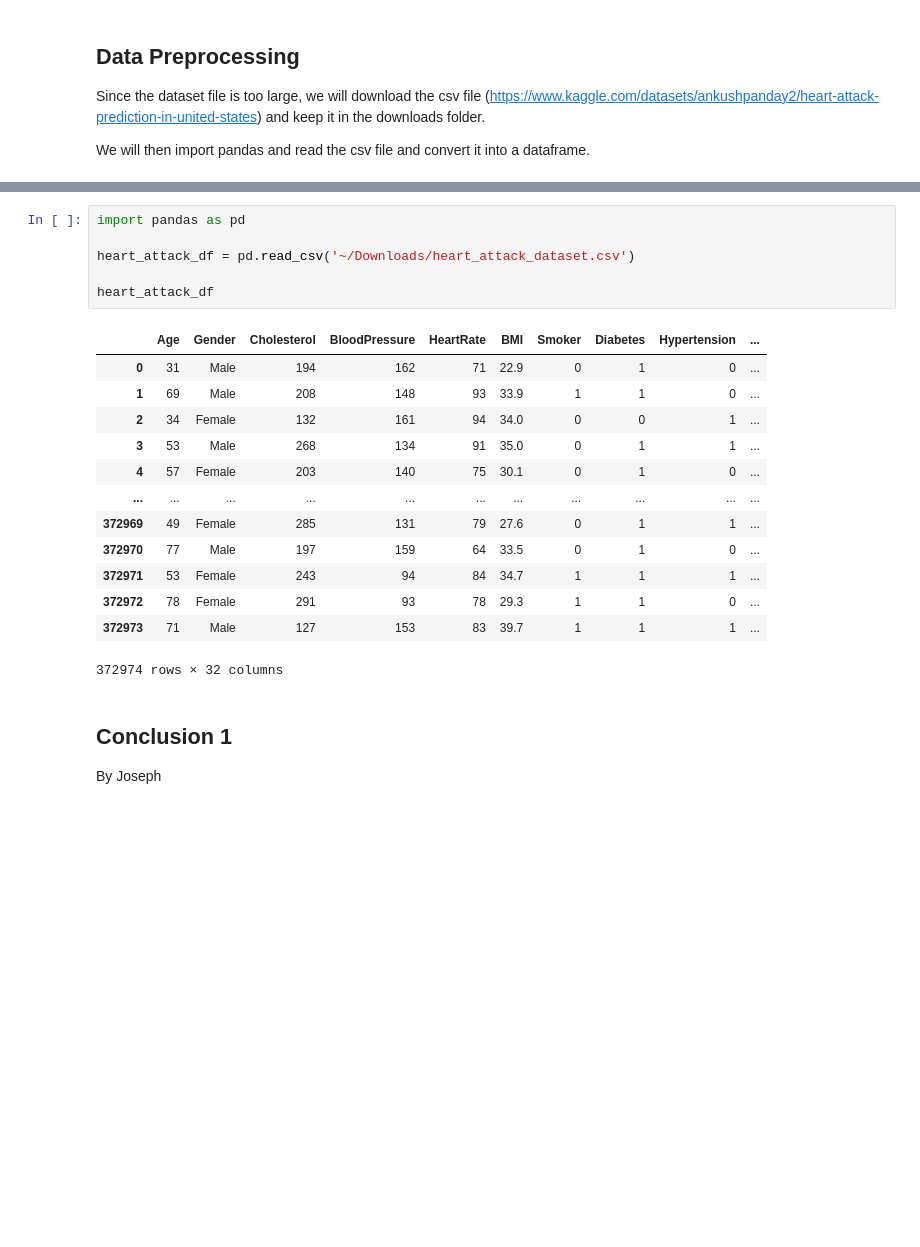
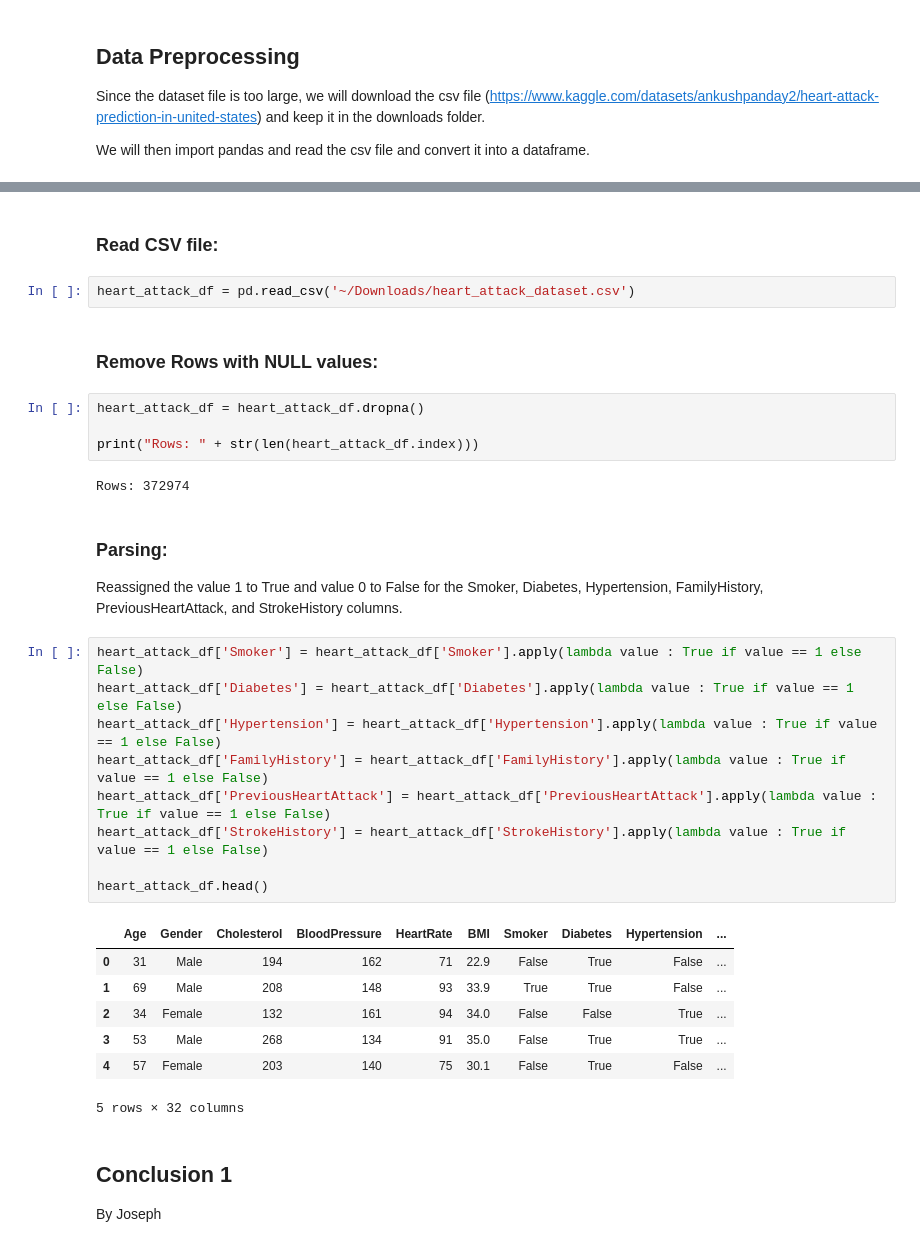
Before and after one commit to kchen3490/cmsc320-final, a Jupyter notebook: notebook.ipynb, the cells around one changed output, grey strips where cells are left out. Drawn from its saved outputs; the diff is of its cells as text; blank space fills up the shorter version.

```diff
--- a/notebook.ipynb
+++ b/notebook.ipynb
@@ -10,23 +16,36 @@ We will then import pandas and read the csv file and convert it into a dataframe
+# %% [markdown]
+### Read CSV file:
 # %%
-import pandas as pd
-
 heart_attack_df = pd.read_csv('~/Downloads/heart_attack_dataset.csv')
-
-heart_attack_df
-# %% [output]
-|  | Age | Gender | Cholesterol | BloodPressure | HeartRate | BMI | Smoker | Diabetes | Hypertension | ... |
-| 0 | 31 | Male | 194 | 162 | 71 | 22.9 | 0 | 1 | 0 | ... |
-| 1 | 69 | Male | 208 | 148 | 93 | 33.9 | 1 | 1 | 0 | ... |
-| 2 | 34 | Female | 132 | 161 | 94 | 34.0 | 0 | 0 | 1 | ... |
-| 3 | 53 | Male | 268 | 134 | 91 | 35.0 | 0 | 1 | 1 | ... |
-| 4 | 57 | Female | 203 | 140 | 75 | 30.1 | 0 | 1 | 0 | ... |
-| ... | ... | ... | ... | ... | ... | ... | ... | ... | ... | ... |
-| 372969 | 49 | Female | 285 | 131 | 79 | 27.6 | 0 | 1 | 1 | ... |
-| 372970 | 77 | Male | 197 | 159 | 64 | 33.5 | 0 | 1 | 0 | ... |
-| 372971 | 53 | Female | 243 | 94 | 84 | 34.7 | 1 | 1 | 1 | ... |
-| 372972 | 78 | Female | 291 | 93 | 78 | 29.3 | 1 | 1 | 0 | ... |
-| 372973 | 71 | Male | 127 | 153 | 83 | 39.7 | 1 | 1 | 1 | ... |
-372974 rows × 32 columns
+# %% [markdown]
+### Remove Rows with NULL values:
+# %%
+heart_attack_df = heart_attack_df.dropna()
+
+print("Rows: " + str(len(heart_attack_df.index)))
+# %% [output]
+Rows: 372974
+# %% [markdown]
+### Parsing:
+
+Reassigned the value 1 to True and value 0 to False for the Smoker, Diabetes, Hypertension, FamilyHistory, PreviousHeartAttack, and StrokeHistory columns.
+# %%
+heart_attack_df['Smoker'] = heart_attack_df['Smoker'].apply(lambda value : True if value == 1 else False)
+heart_attack_df['Diabetes'] = heart_attack_df['Diabetes'].apply(lambda value : True if value == 1 else False)
+heart_attack_df['Hypertension'] = heart_attack_df['Hypertension'].apply(lambda value : True if value == 1 else False)
+heart_attack_df['FamilyHistory'] = heart_attack_df['FamilyHistory'].apply(lambda value : True if value == 1 else False)
+heart_attack_df['PreviousHeartAttack'] = heart_attack_df['PreviousHeartAttack'].apply(lambda value : True if value == 1 else False)
+heart_attack_df['StrokeHistory'] = heart_attack_df['StrokeHistory'].apply(lambda value : True if value == 1 else False)
+
+heart_attack_df.head()
+# %% [output]
+|  | Age | Gender | Cholesterol | BloodPressure | HeartRate | BMI | Smoker | Diabetes | Hypertension | ... |
+| 0 | 31 | Male | 194 | 162 | 71 | 22.9 | False | True | False | ... |
+| 1 | 69 | Male | 208 | 148 | 93 | 33.9 | True | True | False | ... |
+| 2 | 34 | Female | 132 | 161 | 94 | 34.0 | False | False | True | ... |
+| 3 | 53 | Male | 268 | 134 | 91 | 35.0 | False | True | True | ... |
+| 4 | 57 | Female | 203 | 140 | 75 | 30.1 | False | True | False | ... |
+5 rows × 32 columns
 # %% [markdown]
 ## Conclusion 1
 By Joseph
```
Also changed, not shown: parts of 4 cells of this notebook.
